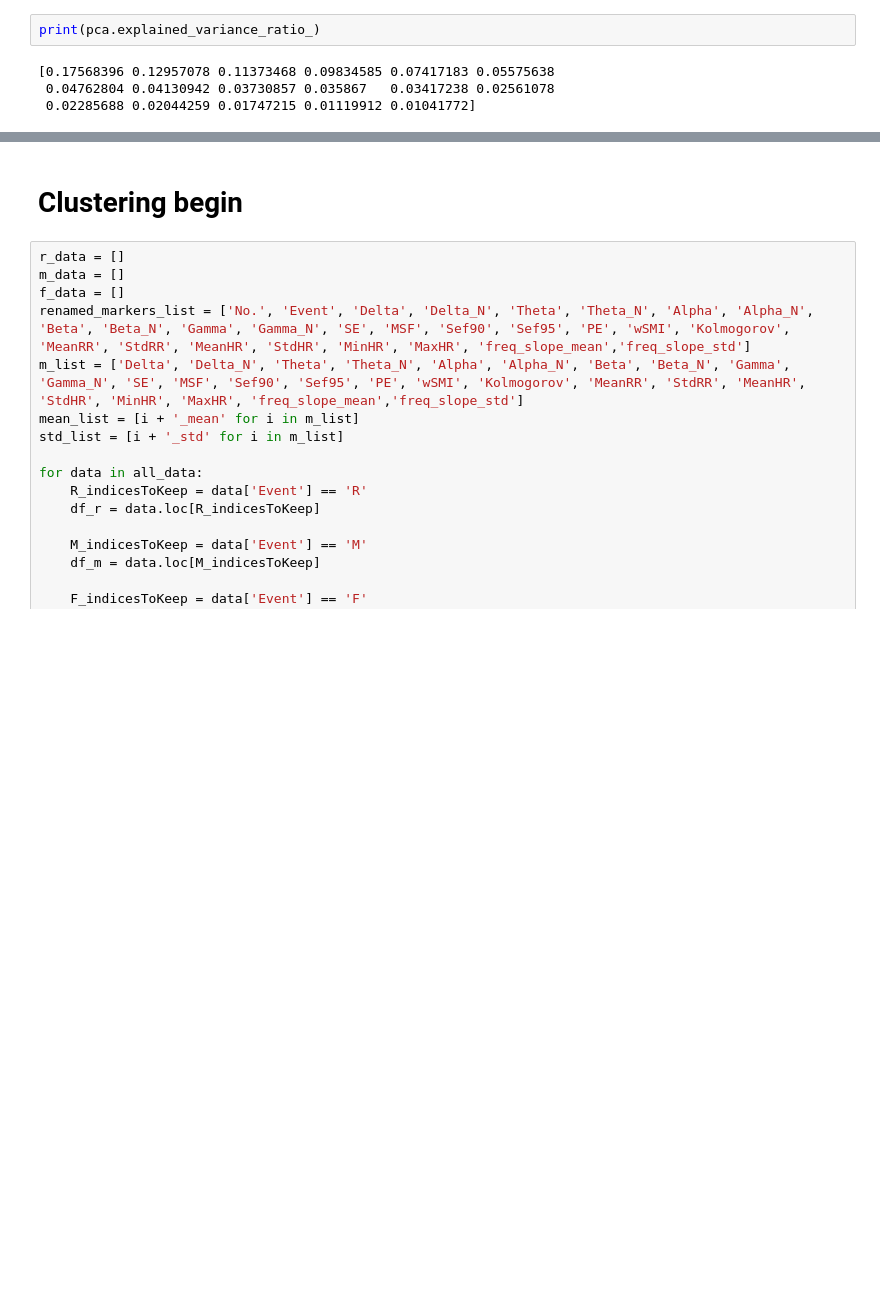
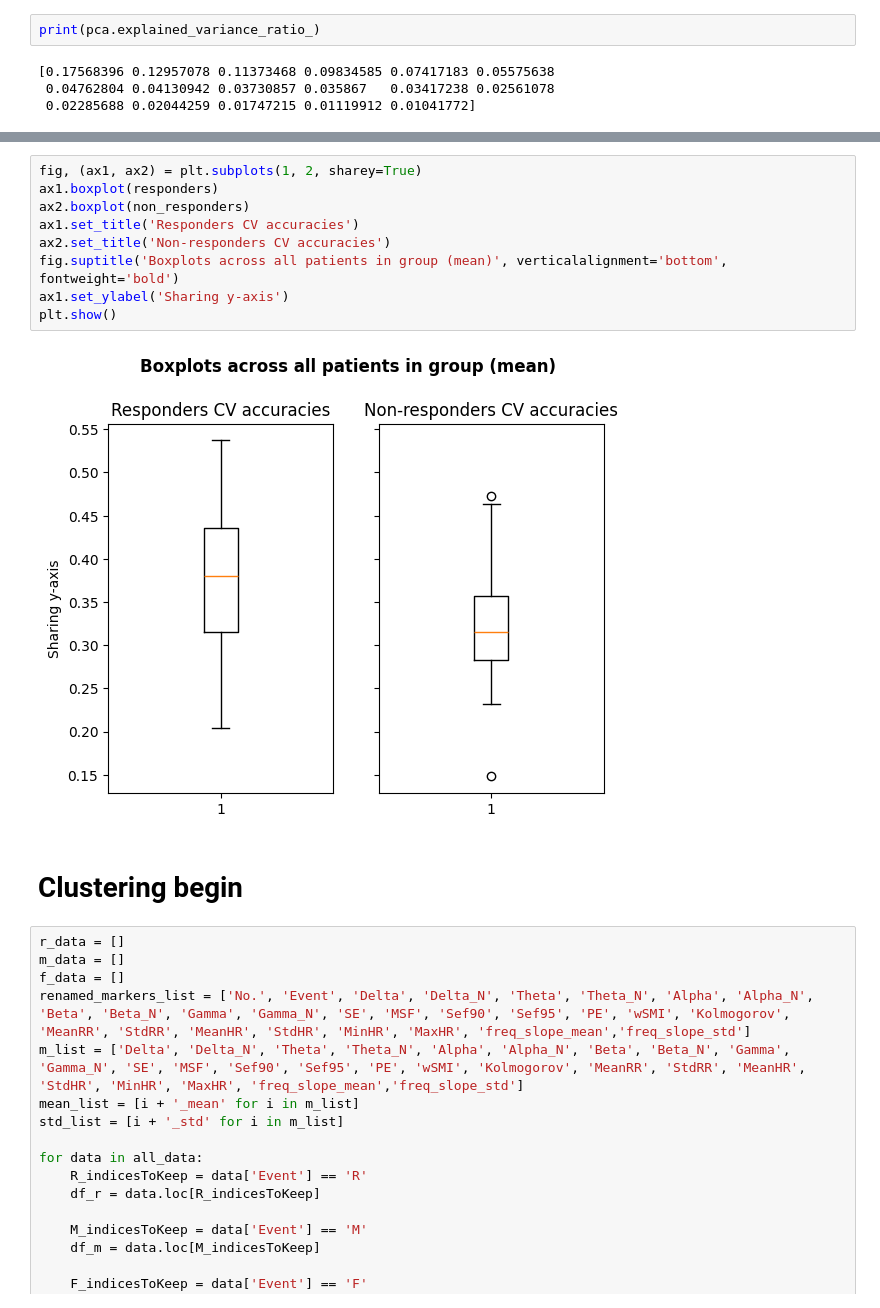
Before and after one commit to cdhvilsted/Bachelor_project_2024, a Jupyter notebook: cross_val_pipeline_individual.ipynb, the cells around one changed output, grey strips where cells are left out. Drawn from its saved outputs; the diff is of its cells as text; blank space fills up the shorter version.

```diff
--- a/cross_val_pipeline_individual.ipynb
+++ b/cross_val_pipeline_individual.ipynb
@@ -259,3 +226,14 @@ print([(m_list[j], components[second_feature][j]) for j in sort2[0:5]])
+# %%
+fig, (ax1, ax2) = plt.subplots(1, 2, sharey=True)
+ax1.boxplot(responders)
+ax2.boxplot(non_responders)
+ax1.set_title('Responders CV accuracies')
+ax2.set_title('Non-responders CV accuracies')
+fig.suptitle('Boxplots across all patients in group (mean)', verticalalignment='bottom', fontweight='bold')
+ax1.set_ylabel('Sharing y-axis')
+plt.show()
+# %% [output]
+[figure, added]
 # %% [markdown]
 # Clustering begin
 # %%
```
Also changed, not shown: parts of 27 cells of this notebook, 1 other file.
